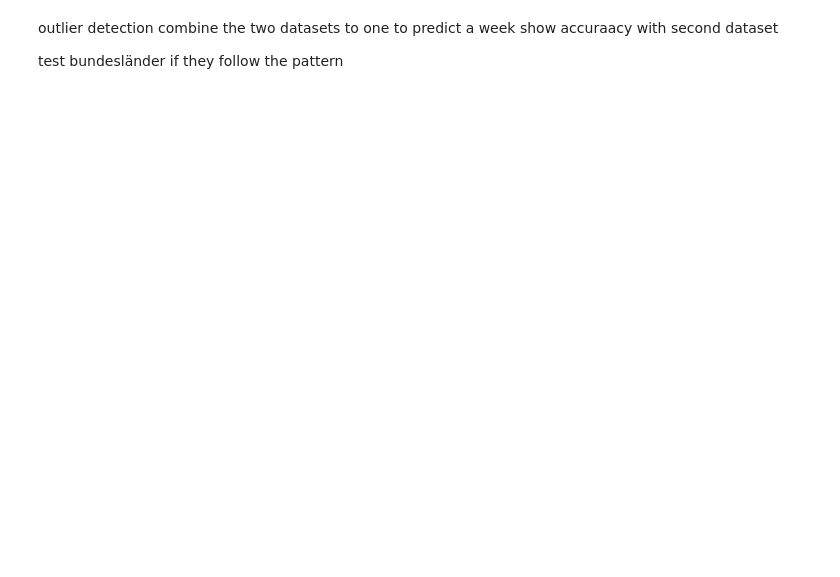
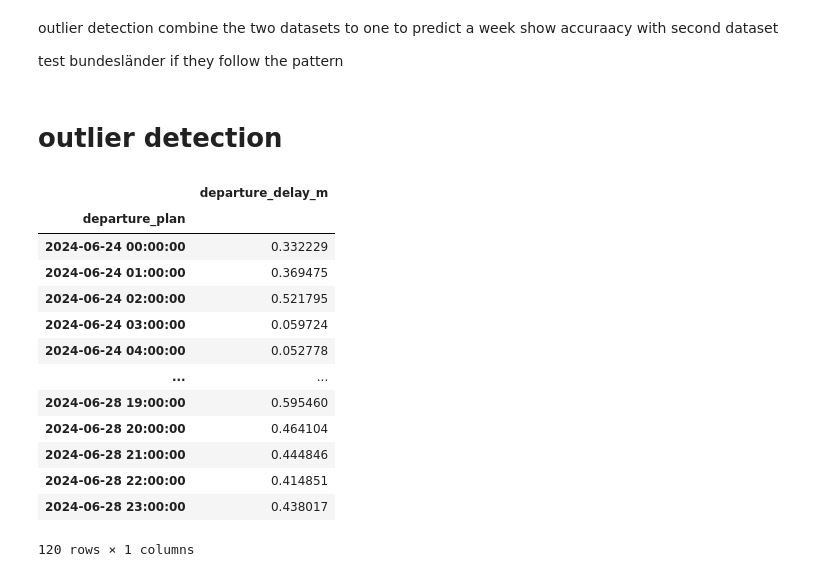
Before and after one commit to Nokkyuu/Fantastic_trains_and_when_to_find_them, a Jupyter notebook: ML/Time_Series.ipynb, the cells around one changed output. Cells and saved outputs as stored; diff of their text form; code cells hidden in the pictures; blank space fills up the shorter version.

```diff
--- a/ML/Time_Series.ipynb
+++ b/ML/Time_Series.ipynb
@@ -142,3 +155,5 @@ combine the two datasets to one to predict a week
 show accuraacy with second dataset
 
 test bundesländer if they follow the pattern
+# %% [markdown]
+# outlier detection
@@ -144,0 +168,17 @@ test bundesländer if they follow the pattern
+# %%
+tsa
+# %% [output]
+|  | departure_delay_m |
+| departure_plan |  |
+| 2024-06-24 00:00:00 | 0.332229 |
+| 2024-06-24 01:00:00 | 0.369475 |
+| 2024-06-24 02:00:00 | 0.521795 |
+| 2024-06-24 03:00:00 | 0.059724 |
+| 2024-06-24 04:00:00 | 0.052778 |
+| ... | ... |
+| 2024-06-28 19:00:00 | 0.595460 |
+| 2024-06-28 20:00:00 | 0.464104 |
+| 2024-06-28 21:00:00 | 0.444846 |
+| 2024-06-28 22:00:00 | 0.414851 |
+| 2024-06-28 23:00:00 | 0.438017 |
+120 rows × 1 columns
```
Also changed, not shown: parts of 12 cells of this notebook, 1 other file.
